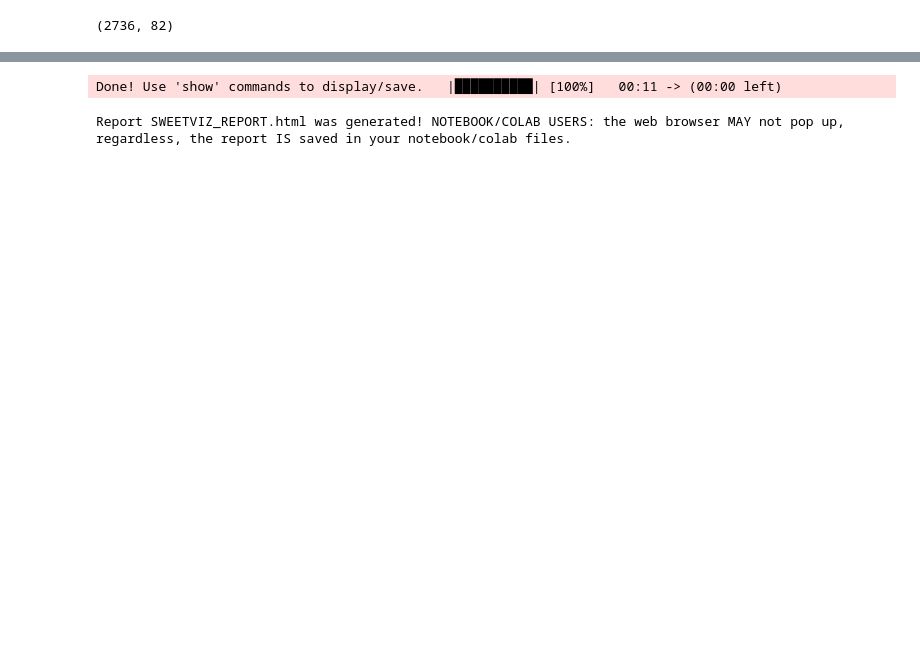
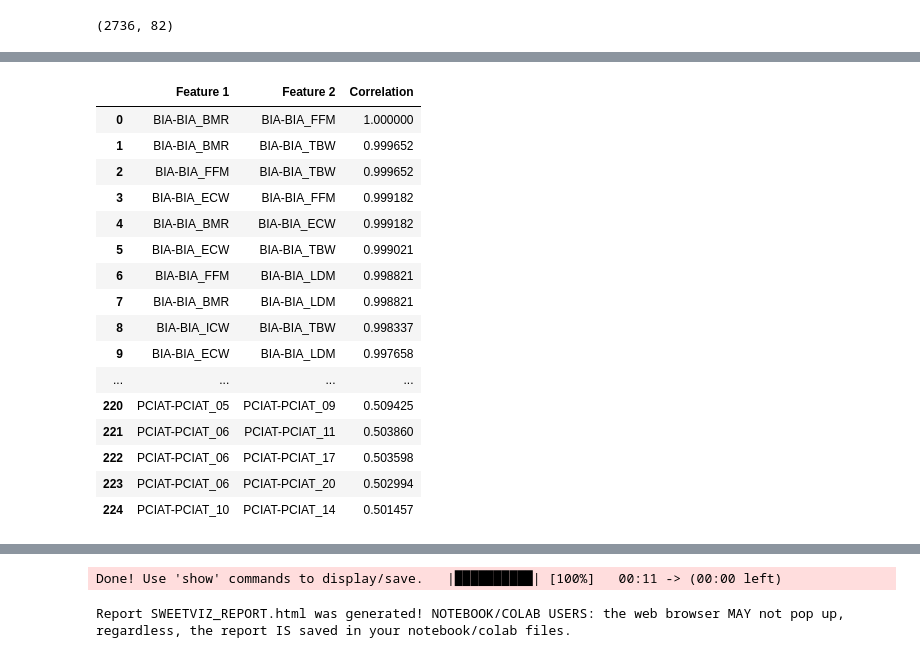
Before and after one commit to ulcaicedo31-hub/Taller-colaborativo, a Jupyter notebook: Sources/Proyecto.ipynb, the cells around one changed output, grey strips where cells are left out. Cells and saved outputs as stored; diff of their text form; code cells hidden in the pictures; blank space fills up the shorter version.

```diff
--- a/Sources/Proyecto.ipynb
+++ b/Sources/Proyecto.ipynb
@@ -83,6 +83,25 @@ def num_analysis(df, target):
         plt.xlabel('Correlation')
         plt.ylabel('Features')
         plt.show()
+
+
+def get_top_correlations(corr_matrix):
+    mask = np.triu(np.ones(corr_matrix.shape), k=1).astype(bool)
+    upper_triangle = corr_matrix.where(mask)
+    corr_pairs = upper_triangle.stack().reset_index()
+    corr_pairs.columns = ['Feature 1', 'Feature 2', 'Correlation']
+    sorted_pairs = corr_pairs.assign(abs_corr=corr_pairs['Correlation'].abs()) \
+                             .sort_values(by='abs_corr', ascending=False) \
+                             .drop(columns=['abs_corr'])
+
+    return sorted_pairs.reset_index(drop=True)
+
+def drop_features(X):
+    X = X.drop(columns=unused_features, errors='ignore')
+    return X
+
+
+drop_features_transformer = FunctionTransformer(drop_features).set_output(transform="pandas")
 # %%
 #3 Se revisan tipo de variblaes y cantidad de nulos
 df_train.info()
@@ -230,3 +250,32 @@ Index(['id', 'Basic_Demos-Enroll_Season', 'Basic_Demos-Age', 'Basic_Demos-Sex',
+# %%
+df_num = df_train.select_dtypes(include=np.number)
+df_num = df_num.fillna(df_num.mean())
+df_eda = df_num.loc[:, df_num.nunique() > 1]
+corr_matrix = df_eda.corr()
+
+corr_matrix_eda = df_eda.select_dtypes(include=[np.number]).corr()
+top_corrs = get_top_correlations(corr_matrix_eda)
+strong_corrs = top_corrs[top_corrs['Correlation'].abs() > 0.5]
+with pd.option_context('display.max_rows', None, 'display.expand_frame_repr', False):
+    display(strong_corrs)
+# %% [output]
+|  | Feature 1 | Feature 2 | Correlation |
+| 0 | BIA-BIA_BMR | BIA-BIA_FFM | 1.000000 |
+| 1 | BIA-BIA_BMR | BIA-BIA_TBW | 0.999652 |
+| 2 | BIA-BIA_FFM | BIA-BIA_TBW | 0.999652 |
+| 3 | BIA-BIA_ECW | BIA-BIA_FFM | 0.999182 |
+| 4 | BIA-BIA_BMR | BIA-BIA_ECW | 0.999182 |
+| 5 | BIA-BIA_ECW | BIA-BIA_TBW | 0.999021 |
+| 6 | BIA-BIA_FFM | BIA-BIA_LDM | 0.998821 |
+| 7 | BIA-BIA_BMR | BIA-BIA_LDM | 0.998821 |
+| 8 | BIA-BIA_ICW | BIA-BIA_TBW | 0.998337 |
+| 9 | BIA-BIA_ECW | BIA-BIA_LDM | 0.997658 |
+| ... | ... | ... | ... |
+| 220 | PCIAT-PCIAT_05 | PCIAT-PCIAT_09 | 0.509425 |
+| 221 | PCIAT-PCIAT_06 | PCIAT-PCIAT_11 | 0.503860 |
+| 222 | PCIAT-PCIAT_06 | PCIAT-PCIAT_17 | 0.503598 |
+| 223 | PCIAT-PCIAT_06 | PCIAT-PCIAT_20 | 0.502994 |
+| 224 | PCIAT-PCIAT_10 | PCIAT-PCIAT_14 | 0.501457 |
 # %%
 # 5. Clasificación de features (SII).
 unused_features = [
```
Also changed, not shown: parts of 6 cells of this notebook, 2 other files.
